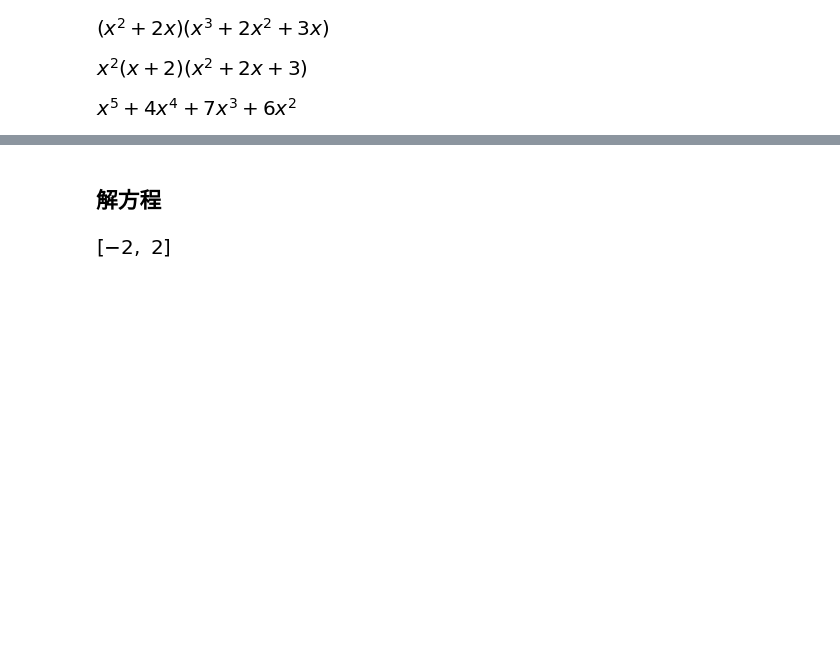
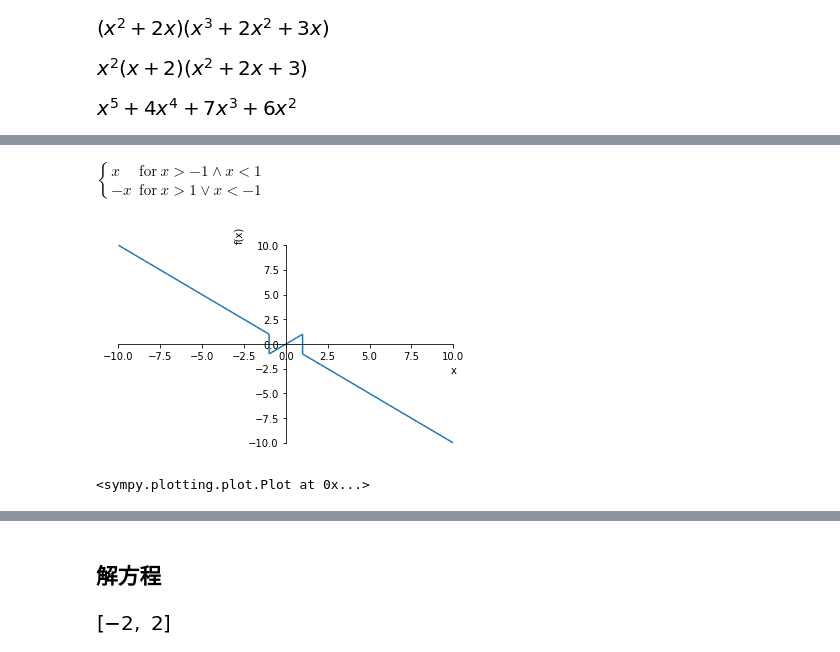
Before and after one commit to zidanewenqsh/mynotebook_01, a Jupyter notebook: sympy_demo.ipynb, the cells around one changed output, grey strips where cells are left out. Cells and saved outputs as stored; diff of their text form; code cells hidden in the pictures; blank space fills up the shorter version.

```diff
--- a/sympy_demo.ipynb
+++ b/sympy_demo.ipynb
@@ -117,0 +166,11 @@ expand(expr)
+# %%
+from sympy import Piecewise, pi
+x = symbols('x')
+# %%
+f = Piecewise((x,(x>-1) & (x<1)),(-x,(x<-1) | (x>1)))
+f
+plot(f)
+# %% [output]
+$\displaystyle \begin{cases} x & \text{for}\: x > -1 \wedge x < 1 \\- x & \text{for}\: x > 1 \vee x < -1 \end{cases}$
+[figure, added]
+<sympy.plotting.plot.Plot at 0x...>
```
Also changed, not shown: parts of 26 cells of this notebook, 4 other files.
